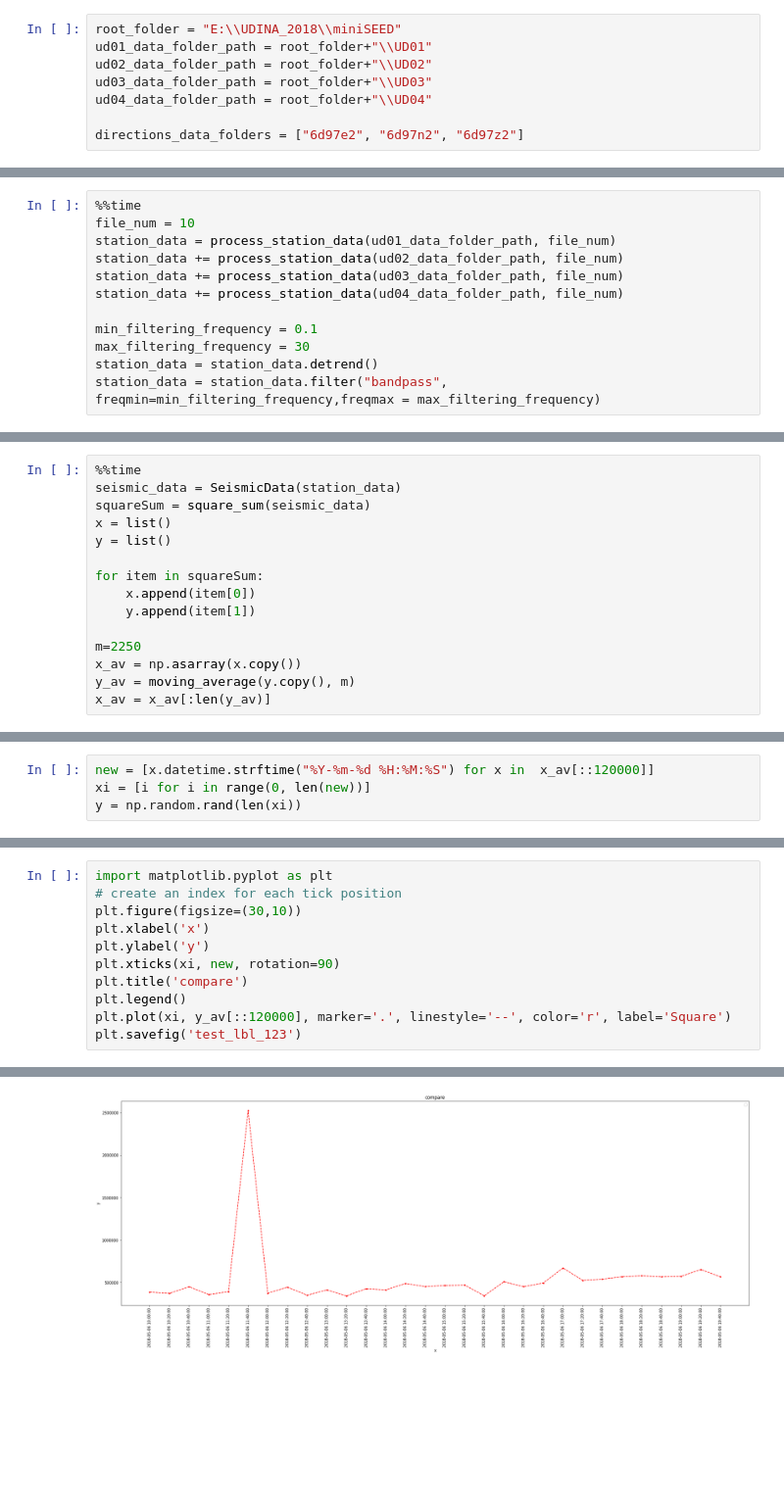
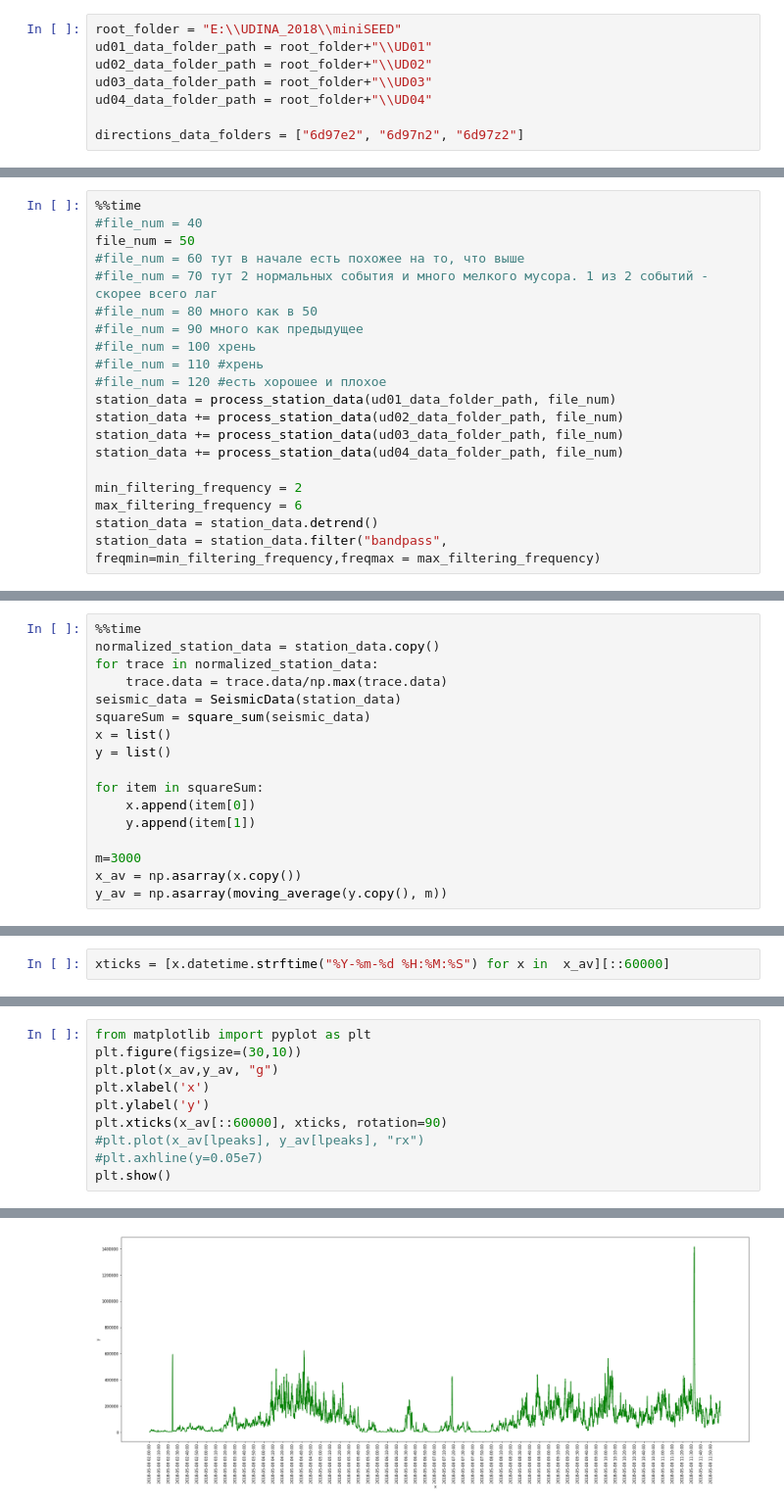
Before and after one commit to asergeev95/obspy_data_processing, a Jupyter notebook: OBSPY/CompressedTriggersCutting — перед затаскиванием всего под цикл.ipynb, the cells around one changed output, grey strips where cells are left out. Shown at 98% size. Cells and saved outputs as stored; diff of their text form; blank space fills up the shorter version.

```diff
--- a/OBSPY/CompressedTriggersCutting — перед затаскиванием всего под цикл.ipynb
+++ b/OBSPY/CompressedTriggersCutting — перед затаскиванием всего под цикл.ipynb
@@ -54,13 +68,21 @@ def moving_average(a, n):
 # %%
 %%time
-file_num = 10
+#file_num = 40
+file_num = 50
+#file_num = 60 тут в начале есть похожее на то, что выше
+#file_num = 70 тут 2 нормальных события и много мелкого мусора. 1 из 2 событий - скорее всего лаг
+#file_num = 80 много как в 50
+#file_num = 90 много как предыдущее
+#file_num = 100 хрень
+#file_num = 110 #хрень
+#file_num = 120 #есть хорошее и плохое
 station_data = process_station_data(ud01_data_folder_path, file_num)
 station_data += process_station_data(ud02_data_folder_path, file_num)
 station_data += process_station_data(ud03_data_folder_path, file_num)
 station_data += process_station_data(ud04_data_folder_path, file_num)
 
-min_filtering_frequency = 0.1
-max_filtering_frequency = 30
+min_filtering_frequency = 2
+max_filtering_frequency = 6
 station_data = station_data.detrend()
 station_data = station_data.filter("bandpass", freqmin=min_filtering_frequency,freqmax = max_filtering_frequency)
 # %% [output]
@@ -68,5 +90,8 @@ Wall time: 30.8 s
 # %%
 %%time
+normalized_station_data = station_data.copy()
+for trace in normalized_station_data:
+    trace.data = trace.data/np.max(trace.data)
 seismic_data = SeismicData(station_data)
 squareSum = square_sum(seismic_data)
 x = list()
@@ -76,9 +101,8 @@ for item in squareSum:
     x.append(item[0])
     y.append(item[1])
 
-m=2250
+m=3000
 x_av = np.asarray(x.copy())
-y_av = moving_average(y.copy(), m)
-x_av = x_av[:len(y_av)]
+y_av = np.asarray(moving_average(y.copy(), m))
 # %% [output]
 Station data preprocessing...
@@ -117,4 +145,2 @@ print(filtered_times)
 # %%
-new = [x.datetime.strftime("%Y-%m-%d %H:%M:%S") for x in  x_av[::120000]]
-xi = [i for i in range(0, len(new))]
-y = np.random.rand(len(xi))
+xticks = [x.datetime.strftime("%Y-%m-%d %H:%M:%S") for x in  x_av][::60000]
@@ -141,12 +147,11 @@ new
 # %%
-import matplotlib.pyplot as plt
-# create an index for each tick position
+from matplotlib import pyplot as plt
 plt.figure(figsize=(30,10))
+plt.plot(x_av,y_av, "g")
 plt.xlabel('x')
 plt.ylabel('y')
-plt.xticks(xi, new, rotation=90)
-plt.title('compare')
-plt.legend()
-plt.plot(xi, y_av[::120000], marker='.', linestyle='--', color='r', label='Square')
-plt.savefig('test_lbl_123')
+plt.xticks(x_av[::60000], xticks, rotation=90)
+#plt.plot(x_av[lpeaks], y_av[lpeaks], "rx")
+#plt.axhline(y=0.05e7)
+plt.show()
 # %% [output]
@@ -154 +158 @@ No handles with labels found to put in legend.
-[figure, old version]
+[figure, new version]
```
Also changed, not shown: parts of 12 cells of this notebook, 1 other file.
